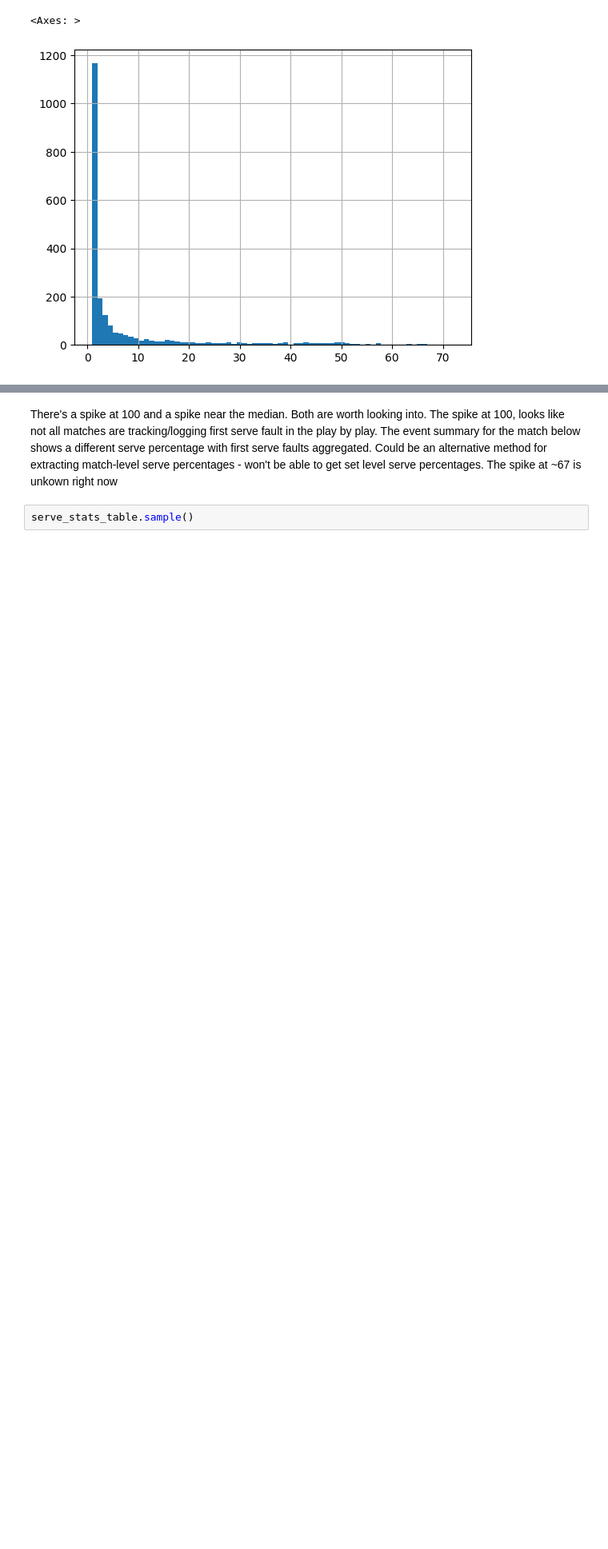
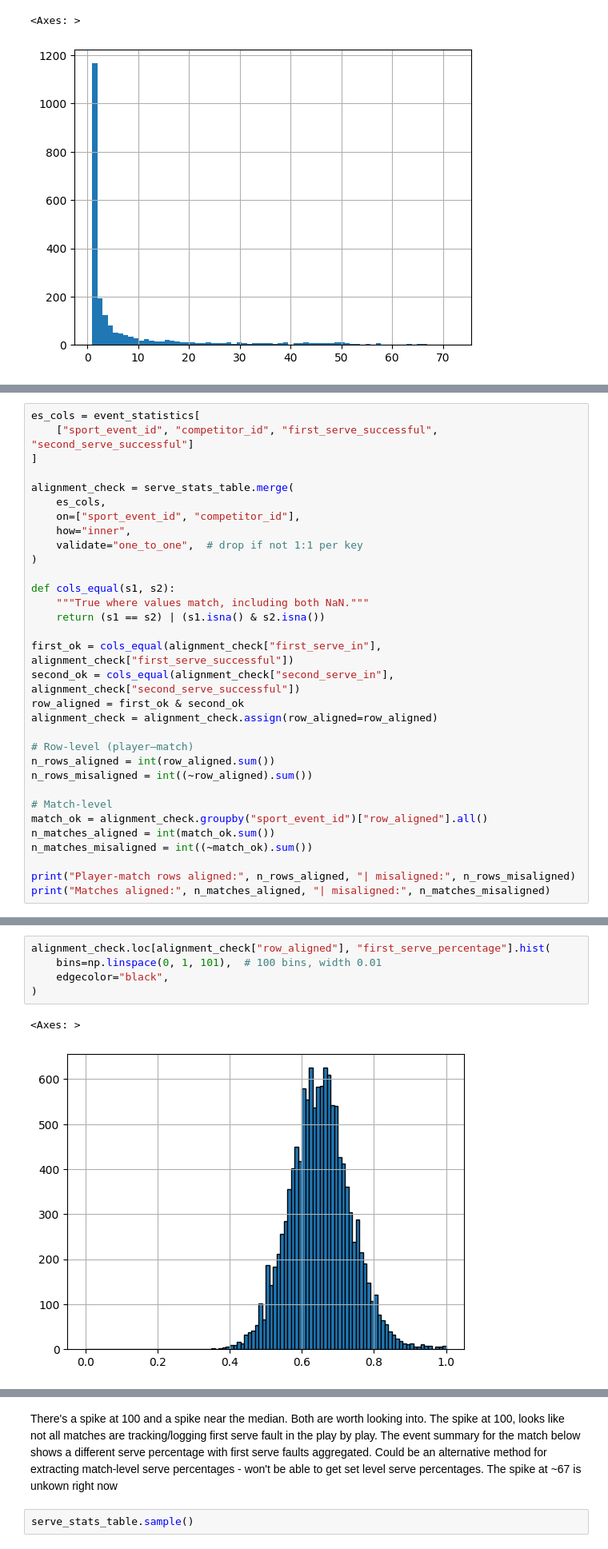
Before and after one commit to mattholden/tennis-origination, a Jupyter notebook: first_set_markets/first_serve_percentage.ipynb, the cells around one changed output, grey strips where cells are left out. Shown at 80% size. Cells and saved outputs as stored; diff of their text form; blank space fills up the shorter version.

```diff
--- a/first_set_markets/first_serve_percentage.ipynb
+++ b/first_set_markets/first_serve_percentage.ipynb
@@ -479,0 +516,32 @@ serve_stats_table['first_serve_percentage'].hist(bins=100)
+# %%
+es_cols = event_statistics[
+    ["sport_event_id", "competitor_id", "first_serve_successful", "second_serve_successful"]
+]
+
+alignment_check = serve_stats_table.merge(
+    es_cols,
+    on=["sport_event_id", "competitor_id"],
+    how="inner",
+    validate="one_to_one",  # drop if not 1:1 per key
+)
+
+def cols_equal(s1, s2):
+    """True where values match, including both NaN."""
+    return (s1 == s2) | (s1.isna() & s2.isna())
+
+first_ok = cols_equal(alignment_check["first_serve_in"], alignment_check["first_serve_successful"])
+second_ok = cols_equal(alignment_check["second_serve_in"], alignment_check["second_serve_successful"])
+row_aligned = first_ok & second_ok
+alignment_check = alignment_check.assign(row_aligned=row_aligned)
+
+# Row-level (player–match)
+n_rows_aligned = int(row_aligned.sum())
+n_rows_misaligned = int((~row_aligned).sum())
+
+# Match-level
+match_ok = alignment_check.groupby("sport_event_id")["row_aligned"].all()
+n_matches_aligned = int(match_ok.sum())
+n_matches_misaligned = int((~match_ok).sum())
+
+print("Player-match rows aligned:", n_rows_aligned, "| misaligned:", n_rows_misaligned)
+print("Matches aligned:", n_matches_aligned, "| misaligned:", n_matches_misaligned)
@@ -479,0 +551,8 @@ serve_stats_table['first_serve_percentage'].hist(bins=100)
+# %%
+alignment_check.loc[alignment_check["row_aligned"], "first_serve_percentage"].hist(
+    bins=np.linspace(0, 1, 101),  # 100 bins, width 0.01
+    edgecolor="black",
+)
+# %% [output]
+<Axes: >
+[figure, added]
```
Also changed, not shown: parts of 24 cells of this notebook.
